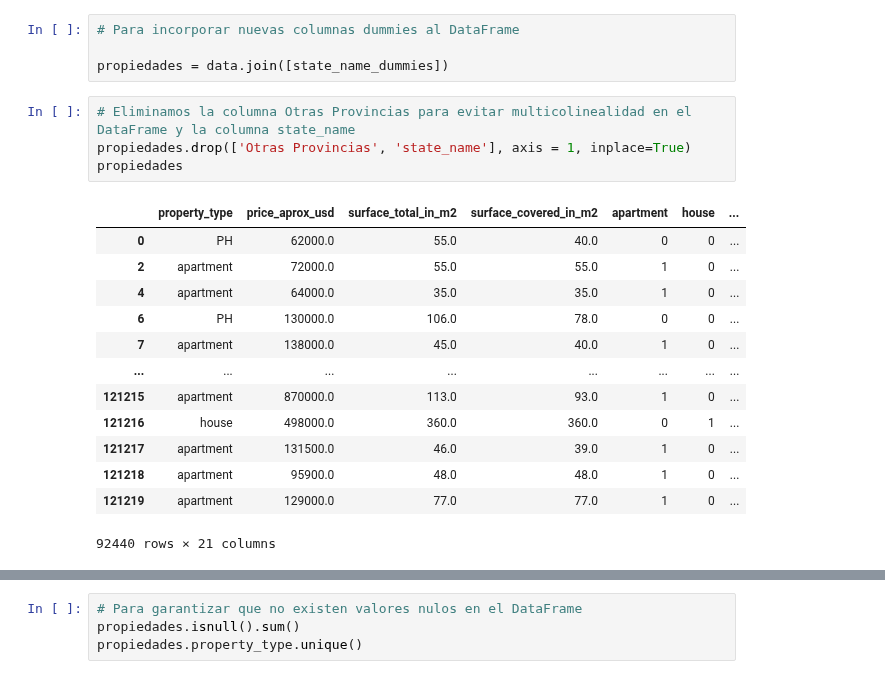
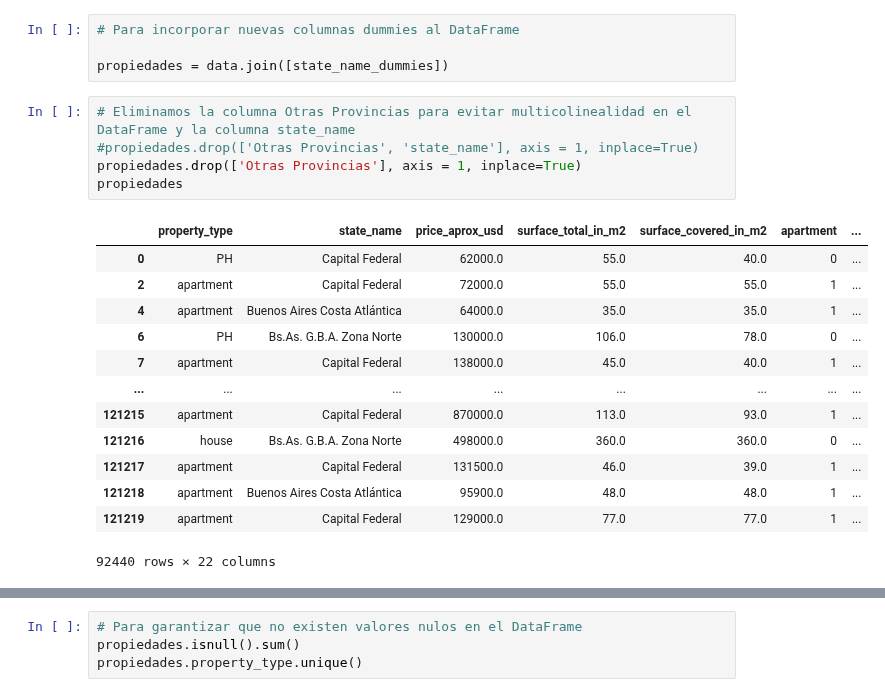
Before and after one commit to asasa293/limpieza_datos, a Jupyter notebook: TP2/TP2_MOISES.ipynb, the cells around one changed output, grey strips where cells are left out. Drawn from its saved outputs; the diff is of its cells as text.

```diff
--- a/TP2/TP2_MOISES.ipynb
+++ b/TP2/TP2_MOISES.ipynb
@@ -175,22 +185,23 @@ state_name_dummies
 propiedades = data.join([state_name_dummies])
 # %%
 # Eliminamos la columna Otras Provincias para evitar multicolinealidad en el DataFrame y la columna state_name
-propiedades.drop(['Otras Provincias', 'state_name'], axis = 1, inplace=True)
+#propiedades.drop(['Otras Provincias', 'state_name'], axis = 1, inplace=True)
+propiedades.drop(['Otras Provincias'], axis = 1, inplace=True)
 propiedades
 # %% [output]
-|  | property_type | price_aprox_usd | surface_total_in_m2 | surface_covered_in_m2 | apartment | house | ... |
-| 0 | PH | 62000.0 | 55.0 | 40.0 | 0 | 0 | ... |
-| 2 | apartment | 72000.0 | 55.0 | 55.0 | 1 | 0 | ... |
-| 4 | apartment | 64000.0 | 35.0 | 35.0 | 1 | 0 | ... |
-| 6 | PH | 130000.0 | 106.0 | 78.0 | 0 | 0 | ... |
-| 7 | apartment | 138000.0 | 45.0 | 40.0 | 1 | 0 | ... |
+|  | property_type | state_name | price_aprox_usd | surface_total_in_m2 | surface_covered_in_m2 | apartment | ... |
+| 0 | PH | Capital Federal | 62000.0 | 55.0 | 40.0 | 0 | ... |
+| 2 | apartment | Capital Federal | 72000.0 | 55.0 | 55.0 | 1 | ... |
+| 4 | apartment | Buenos Aires Costa Atlántica | 64000.0 | 35.0 | 35.0 | 1 | ... |
+| 6 | PH | Bs.As. G.B.A. Zona Norte | 130000.0 | 106.0 | 78.0 | 0 | ... |
+| 7 | apartment | Capital Federal | 138000.0 | 45.0 | 40.0 | 1 | ... |
 | ... | ... | ... | ... | ... | ... | ... | ... |
-| 121215 | apartment | 870000.0 | 113.0 | 93.0 | 1 | 0 | ... |
-| 121216 | house | 498000.0 | 360.0 | 360.0 | 0 | 1 | ... |
-| 121217 | apartment | 131500.0 | 46.0 | 39.0 | 1 | 0 | ... |
-| 121218 | apartment | 95900.0 | 48.0 | 48.0 | 1 | 0 | ... |
-| 121219 | apartment | 129000.0 | 77.0 | 77.0 | 1 | 0 | ... |
+| 121215 | apartment | Capital Federal | 870000.0 | 113.0 | 93.0 | 1 | ... |
+| 121216 | house | Bs.As. G.B.A. Zona Norte | 498000.0 | 360.0 | 360.0 | 0 | ... |
+| 121217 | apartment | Capital Federal | 131500.0 | 46.0 | 39.0 | 1 | ... |
+| 121218 | apartment | Buenos Aires Costa Atlántica | 95900.0 | 48.0 | 48.0 | 1 | ... |
+| 121219 | apartment | Capital Federal | 129000.0 | 77.0 | 77.0 | 1 | ... |
-92440 rows × 21 columns
+92440 rows × 22 columns
 # %%
 # Tener modelo OLS hechos
 
```
Also changed, not shown: parts of 18 cells of this notebook.
